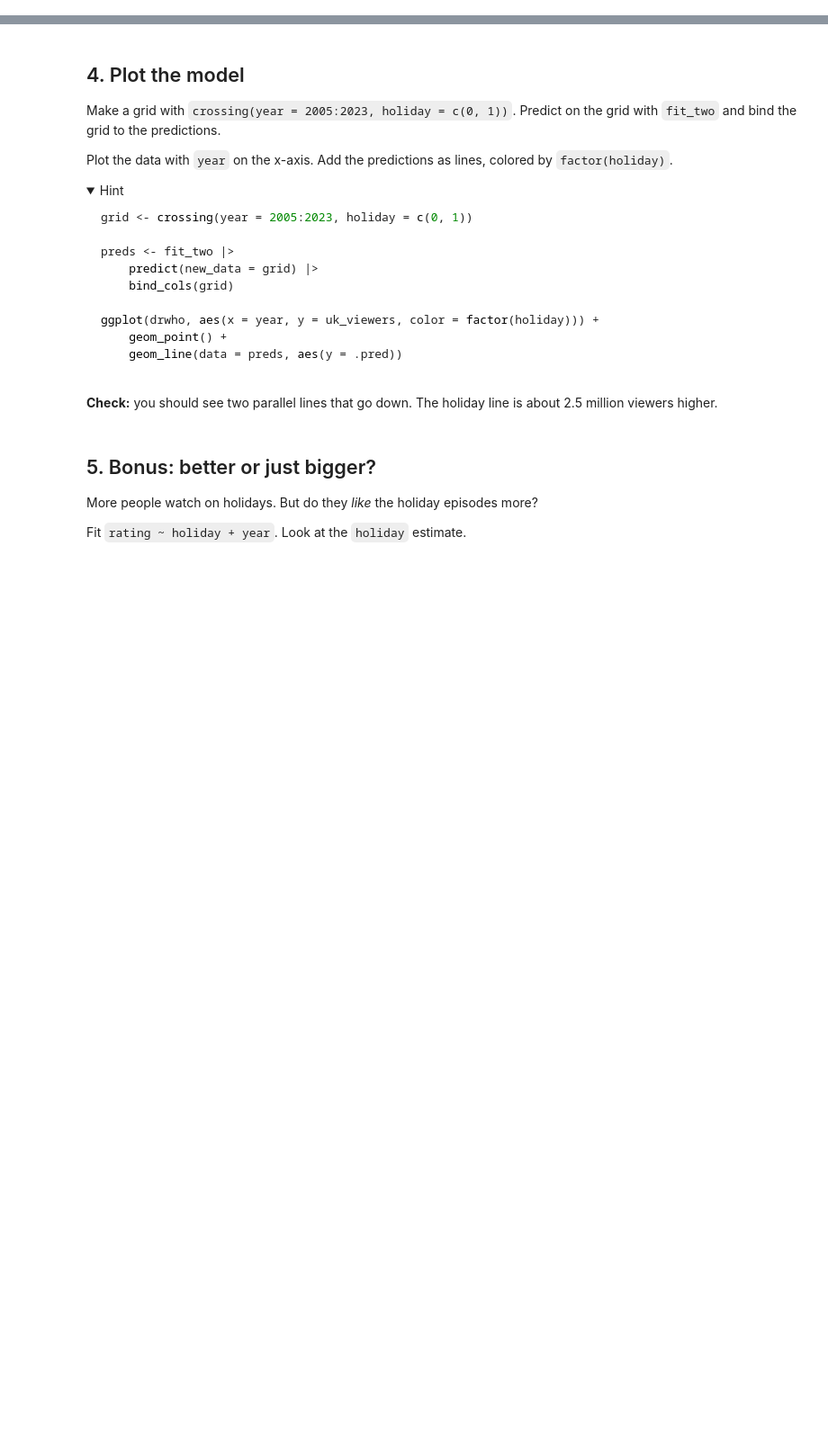
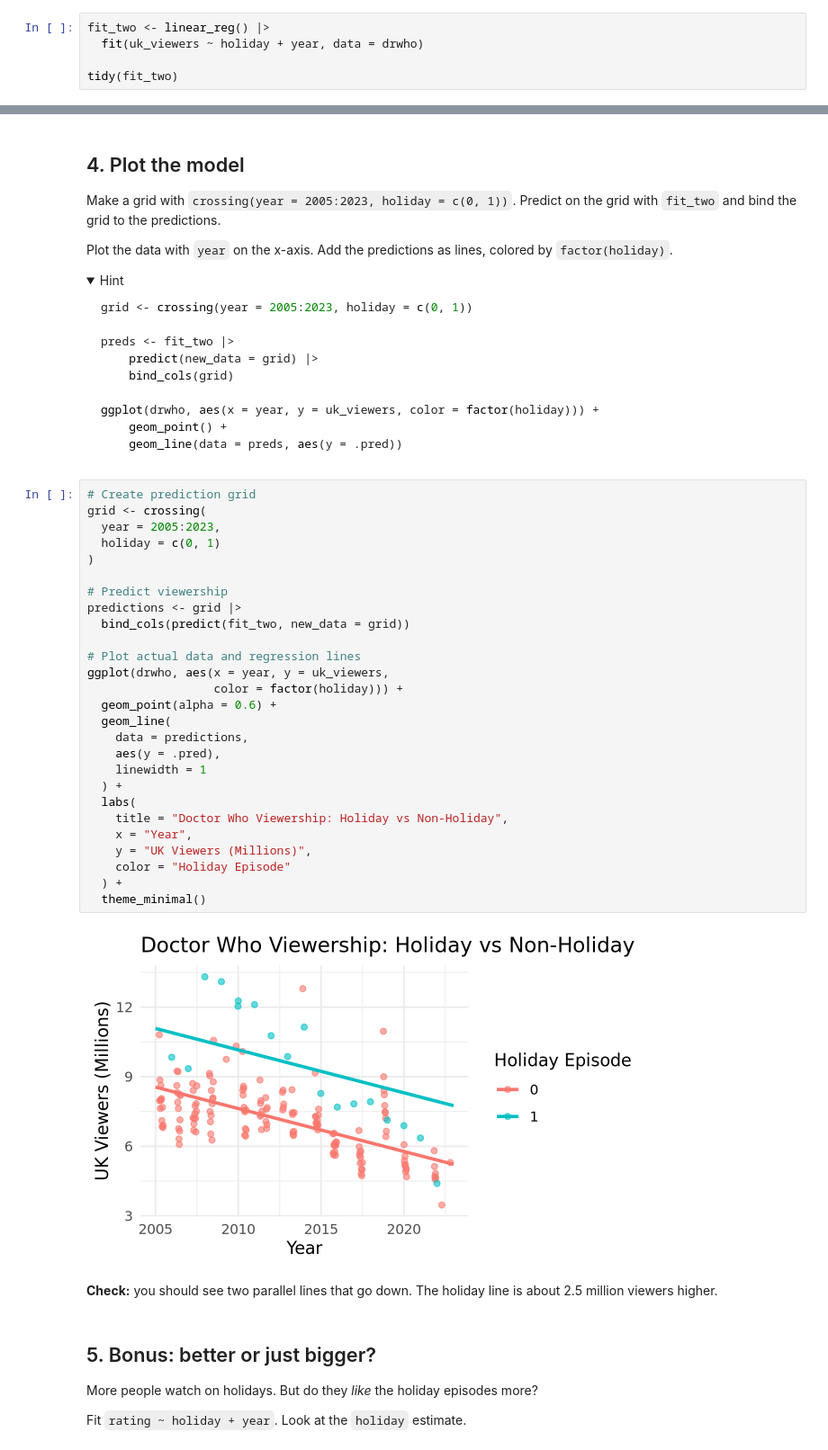
Before and after one commit to TigerTeng1024/codespace, a Jupyter notebook: exercises/12-drwho-exercise.ipynb, the cells around one changed output, grey strips where cells are left out. Shown at 90% size. Cells and saved outputs as stored; diff of their text form; folded sections open; blank space fills up the shorter version.

````diff
--- a/exercises/12-drwho-exercise.ipynb
+++ b/exercises/12-drwho-exercise.ipynb
@@ -93,3 +122,8 @@ tidy(fit_two). Run the cell. Use tidymodels only. Do not change any other cells.
 ```
 # %% [markdown]
 **Your assistant puts its code in the cell below and runs it.** Read the code. Does the formula have both `holiday` and `year`?
+# %%
+fit_two <- linear_reg() |>
+  fit(uk_viewers ~ holiday + year, data = drwho)
+
+tidy(fit_two)
@@ -121,6 +162,35 @@ ggplot(drwho, aes(x = year, y = uk_viewers, color = factor(holiday))) +
 ```
 
 </details>
+# %%
+# Create prediction grid
+grid <- crossing(
+  year = 2005:2023,
+  holiday = c(0, 1)
+)
+
+# Predict viewership
+predictions <- grid |>
+  bind_cols(predict(fit_two, new_data = grid))
+
+# Plot actual data and regression lines
+ggplot(drwho, aes(x = year, y = uk_viewers,
+                  color = factor(holiday))) +
+  geom_point(alpha = 0.6) +
+  geom_line(
+    data = predictions,
+    aes(y = .pred),
+    linewidth = 1
+  ) +
+  labs(
+    title = "Doctor Who Viewership: Holiday vs Non-Holiday",
+    x = "Year",
+    y = "UK Viewers (Millions)",
+    color = "Holiday Episode"
+  ) +
+  theme_minimal()
+# %% [output]
+[figure, added]
 # %% [markdown]
 **Check:** you should see two parallel lines that go down. The holiday line is about 2.5 million viewers higher.
 # %% [markdown]
````
Also changed, not shown: parts of 9 cells of this notebook.
